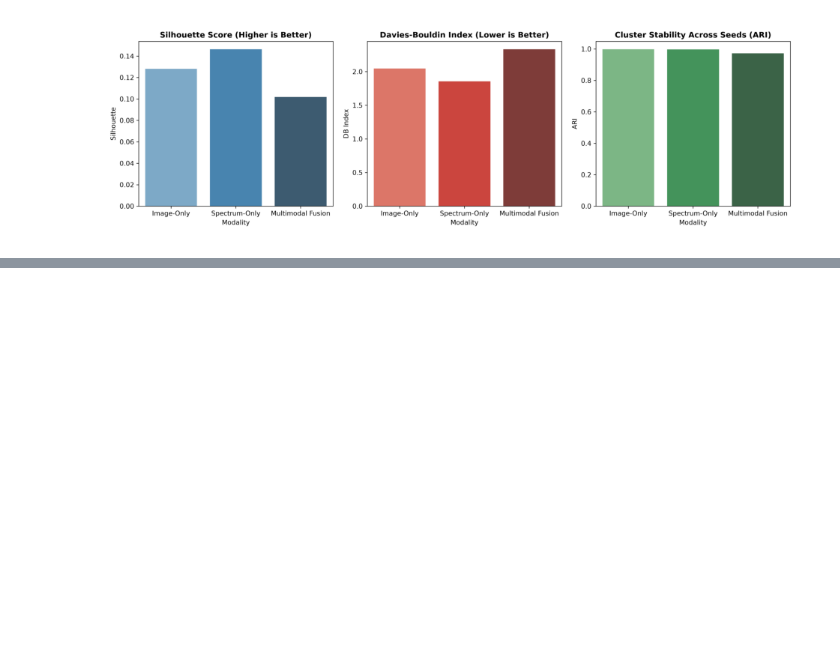
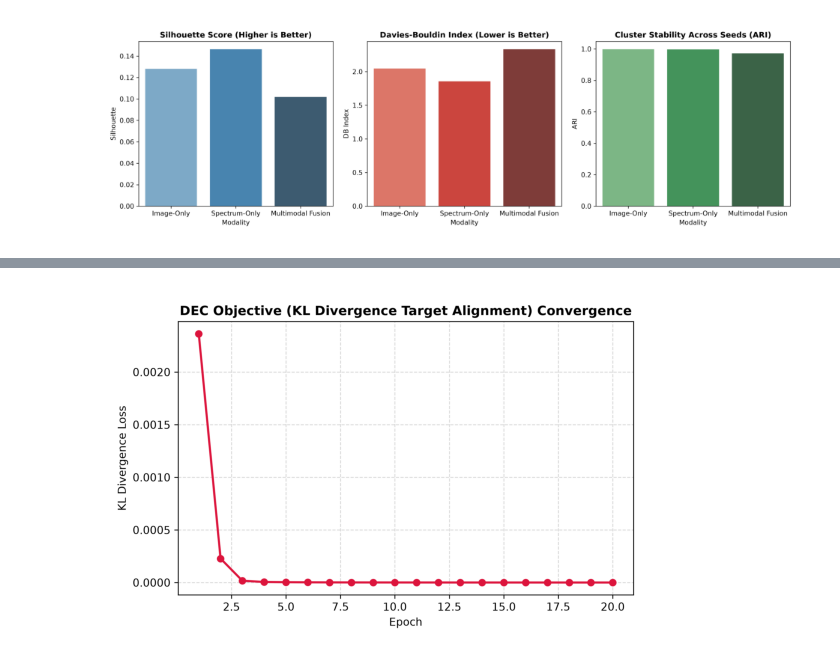
Before and after one commit to alifnaufalcs/UTS-Deep-Learning, a Jupyter notebook: kode/03_clustering.ipynb, the cells around one changed output, grey strips where cells are left out. Cells and saved outputs as stored; diff of their text form; code cells hidden in the pictures; blank space fills up the shorter version.

```diff
--- a/kode/03_clustering.ipynb
+++ b/kode/03_clustering.ipynb
@@ -160,0 +172,11 @@ Pada tahap a s.d. c, pipeline telah berhasil:
+# %%
+p_algo = 'artifacts/task3/table_clustering_comparison.csv' if os.path.exists('artifacts/task3/table_clustering_comparison.csv') else '../../artifacts/task3/table_clustering_comparison.csv'
+algo_df = pd.read_csv(p_algo)
+display(algo_df)
+
+p_fig7 = 'artifacts/task3/fig7_deep_clustering_convergence.png' if os.path.exists('artifacts/task3/fig7_deep_clustering_convergence.png') else '../../artifacts/task3/fig7_deep_clustering_convergence.png'
+plt.figure(figsize=(7, 4.5))
+plt.imshow(plt.imread(p_fig7))
+plt.axis('off')
+plt.show()
+# %% [output]
@@ -160,0 +188 @@ Pada tahap a s.d. c, pipeline telah berhasil:
+[figure, added]
```
Also changed, not shown: parts of 14 cells of this notebook, 2 other files.
